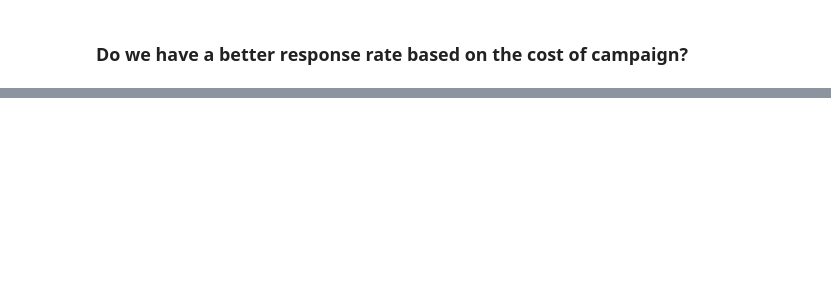
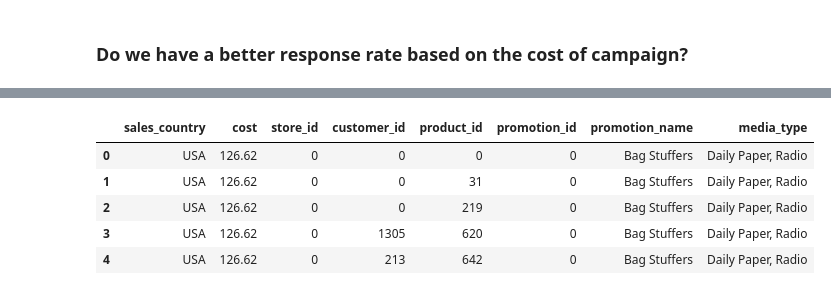
Before and after one commit to BenRoshan100/Customer-AcquisitionCost-Prediction, a Jupyter notebook: campaign_eda.ipynb, the cells around one changed output, grey strips where cells are left out. Drawn from its saved outputs; the diff is of its cells as text; code cells hidden in the pictures; blank space fills up the shorter version.

```diff
--- a/campaign_eda.ipynb
+++ b/campaign_eda.ipynb
@@ -189,0 +223,9 @@ plt.show()
+# %%
+viz_1.head()
+# %% [output]
+|  | sales_country | cost | store_id | customer_id | product_id | promotion_id | promotion_name | media_type |
+| 0 | USA | 126.62 | 0 | 0 | 0 | 0 | Bag Stuffers | Daily Paper, Radio |
+| 1 | USA | 126.62 | 0 | 0 | 31 | 0 | Bag Stuffers | Daily Paper, Radio |
+| 2 | USA | 126.62 | 0 | 0 | 219 | 0 | Bag Stuffers | Daily Paper, Radio |
+| 3 | USA | 126.62 | 0 | 1305 | 620 | 0 | Bag Stuffers | Daily Paper, Radio |
+| 4 | USA | 126.62 | 0 | 213 | 642 | 0 | Bag Stuffers | Daily Paper, Radio |
```
Also changed, not shown: parts of 6 cells of this notebook.
